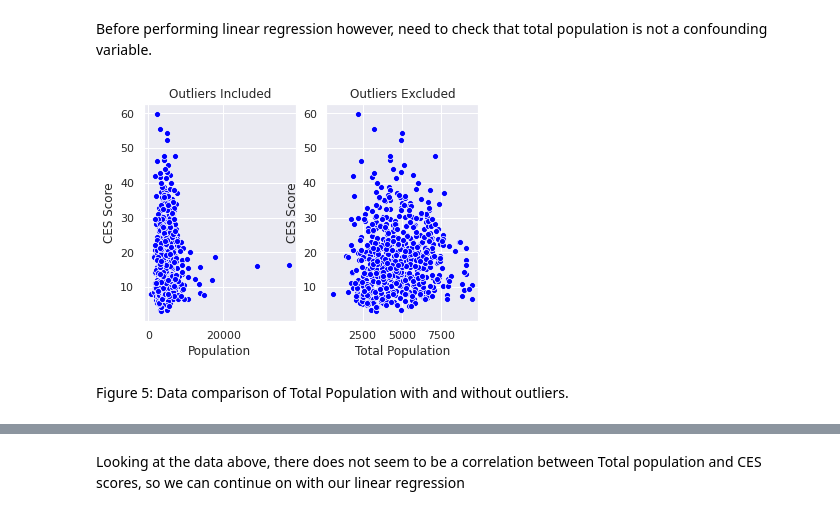
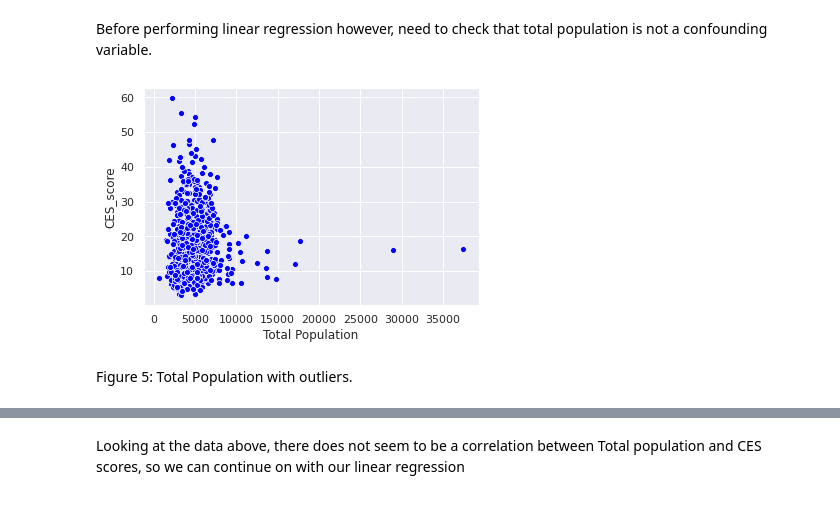
Before and after one commit to michaelbaluja/individual_fa20, a Jupyter notebook: final_project/FinalProject_jjs050.ipynb, the cells around one changed output, grey strips where cells are left out. Cells and saved outputs as stored; diff of their text form; code cells hidden in the pictures.

```diff
--- a/final_project/FinalProject_jjs050.ipynb
+++ b/final_project/FinalProject_jjs050.ipynb
@@ -204,25 +205,12 @@ Looking at this summary, there did not seem to be a strong relationship between
 # Linear Regression between Access to Park and CES Score
 # %% [markdown]
 Before performing linear regression however, need to check that total population is not a confounding variable.
-# %%
-f,ax = plt.subplots(1, 2)
-
-
-sns.scatterplot(x='Total Population', y='CES 2.0 Score', data=park_data, color='blue', ax=ax[0])
-ax[0].set(xlabel='Population',
-          ylabel='CES Score',
-          title='Outliers Included')
-
-pop_q1 = park_data['Total Population'].quantile(0.25)
-pop_q3 = park_data['Total Population'].quantile(0.75)
-pop_iqr = pop_q3 - pop_q1
-sns.scatterplot(x='Total Population', y='CES 2.0 Score',
-                data=park_data[park_data['Total Population'].between((pop_q1 - 1.5 * pop_iqr), (pop_q3 + 1.5 * pop_iqr))],
-                color='blue', ax=ax[1])
-_ = ax[1].set(xlabel='Total Population',
-              ylabel='CES Score',
-              title='Outliers Excluded')
-# %% [output]
-[figure, removed]
+# %%
+before = sns.scatterplot(x='Total Population', y='CES_score', data=park_data, color='blue')
+before.set_xlabel='Population'
+before.set_ylabel='CES Score'
+before.set_title='Outliers Included'
+# %% [output]
+[figure, added]
 # %% [markdown]
-Figure 5: Data comparison of Total Population with and without outliers.
+Figure 5: Total Population with outliers.
```
Also changed, not shown: parts of 11 cells of this notebook.
